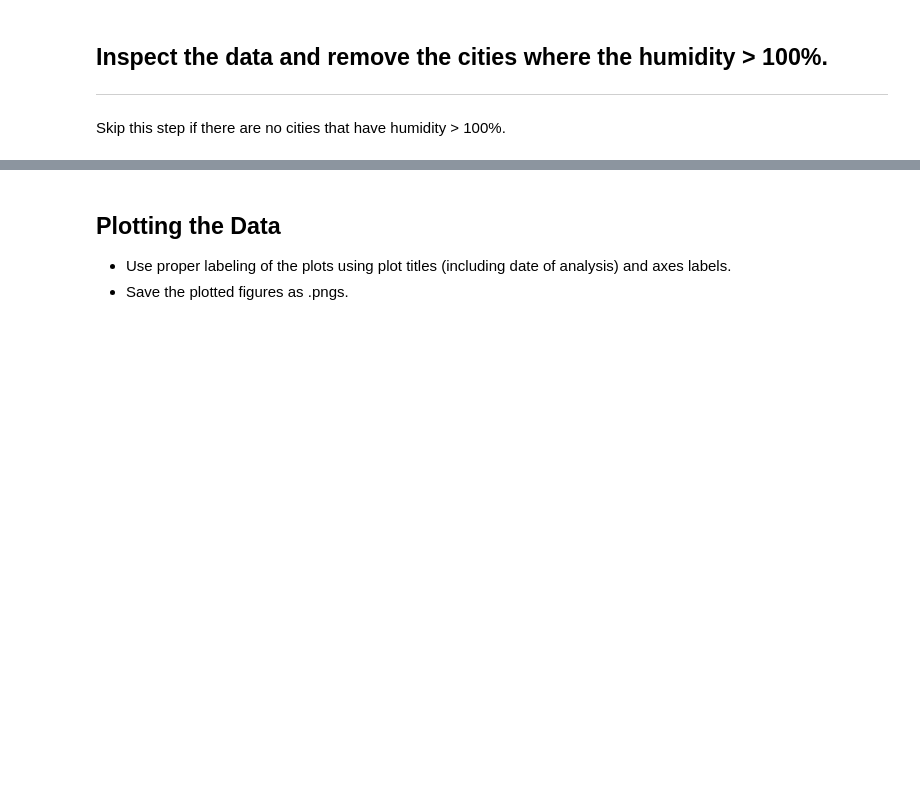
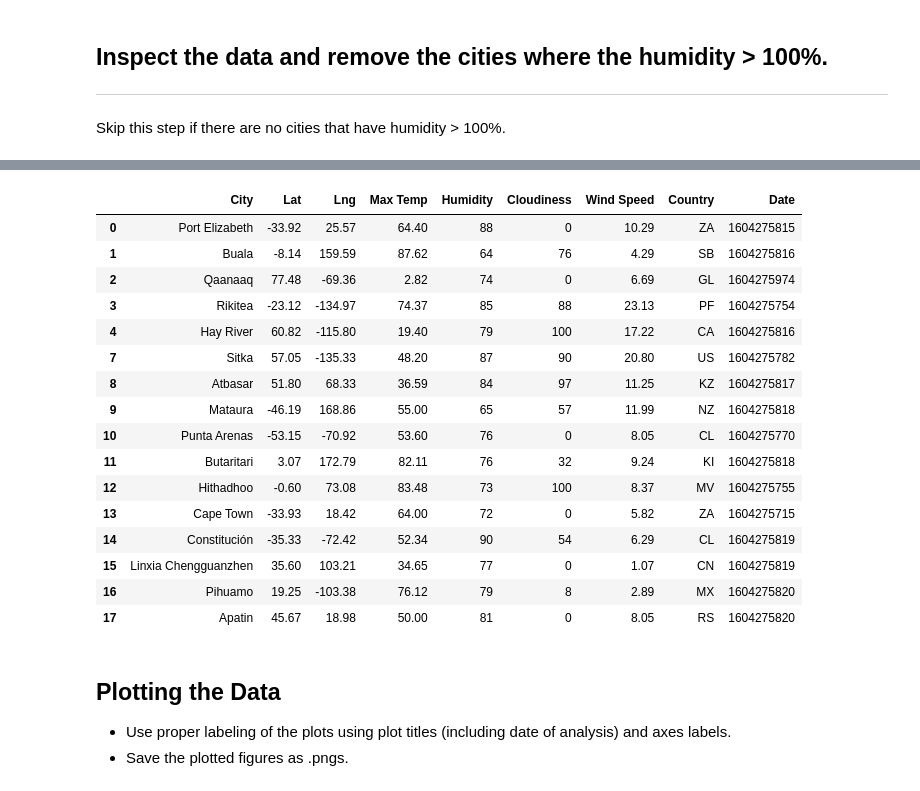
Before and after one commit to schoo424/python-api-challenge, a Jupyter notebook: WeatherPy/WeatherPy.ipynb, the cells around one changed output, grey strips where cells are left out. Drawn from its saved outputs; the diff is of its cells as text; code cells hidden in the pictures; blank space fills up the shorter version.

```diff
--- a/WeatherPy/WeatherPy.ipynb
+++ b/WeatherPy/WeatherPy.ipynb
@@ -187,7 +188,7 @@ weather_data.to_csv(output_data_file, index = False)
 ----
 Skip this step if there are no cities that have humidity > 100%.
 # %%
-humid_cities = weather_data[weather_data["Humidity"] > 100]
+humid_cities = weather_data[weather_data["Humidity"] > 90].index
 # %%
 #  Get the indices of cities that have humidity over 100%.
 humid_cities
@@ -197,5 +198,6 @@ humid_cities
 # Make a new DataFrame equal to the city data to drop all humidity outliers by index.
 # Passing "inplace=False" will make a copy of the city_data DataFrame, which we call "clean_city_data".
 
-clean_city_data = weather_data[weather_data["Humidity"] > 90, inplace = False]
+clean_city_data = weather_data.drop(humid_cities, inplace = False)
+clean_city_data
 # %% [output]
@@ -202,0 +204,17 @@ SyntaxError: invalid syntax (<ipython-input-204-6d50063811f8>, line 4)
+|  | City | Lat | Lng | Max Temp | Humidity | Cloudiness | Wind Speed | Country | Date |
+| 0 | Port Elizabeth | -33.92 | 25.57 | 64.40 | 88 | 0 | 10.29 | ZA | 1604275815 |
+| 1 | Buala | -8.14 | 159.59 | 87.62 | 64 | 76 | 4.29 | SB | 1604275816 |
+| 2 | Qaanaaq | 77.48 | -69.36 | 2.82 | 74 | 0 | 6.69 | GL | 1604275974 |
+| 3 | Rikitea | -23.12 | -134.97 | 74.37 | 85 | 88 | 23.13 | PF | 1604275754 |
+| 4 | Hay River | 60.82 | -115.80 | 19.40 | 79 | 100 | 17.22 | CA | 1604275816 |
+| 7 | Sitka | 57.05 | -135.33 | 48.20 | 87 | 90 | 20.80 | US | 1604275782 |
+| 8 | Atbasar | 51.80 | 68.33 | 36.59 | 84 | 97 | 11.25 | KZ | 1604275817 |
+| 9 | Mataura | -46.19 | 168.86 | 55.00 | 65 | 57 | 11.99 | NZ | 1604275818 |
+| 10 | Punta Arenas | -53.15 | -70.92 | 53.60 | 76 | 0 | 8.05 | CL | 1604275770 |
+| 11 | Butaritari | 3.07 | 172.79 | 82.11 | 76 | 32 | 9.24 | KI | 1604275818 |
+| 12 | Hithadhoo | -0.60 | 73.08 | 83.48 | 73 | 100 | 8.37 | MV | 1604275755 |
+| 13 | Cape Town | -33.93 | 18.42 | 64.00 | 72 | 0 | 5.82 | ZA | 1604275715 |
+| 14 | Constitución | -35.33 | -72.42 | 52.34 | 90 | 54 | 6.29 | CL | 1604275819 |
+| 15 | Linxia Chengguanzhen | 35.60 | 103.21 | 34.65 | 77 | 0 | 1.07 | CN | 1604275819 |
+| 16 | Pihuamo | 19.25 | -103.38 | 76.12 | 79 | 8 | 2.89 | MX | 1604275820 |
+| 17 | Apatin | 45.67 | 18.98 | 50.00 | 81 | 0 | 8.05 | RS | 1604275820 |
```
Also changed, not shown: parts of 9 cells of this notebook, 1 other file.
